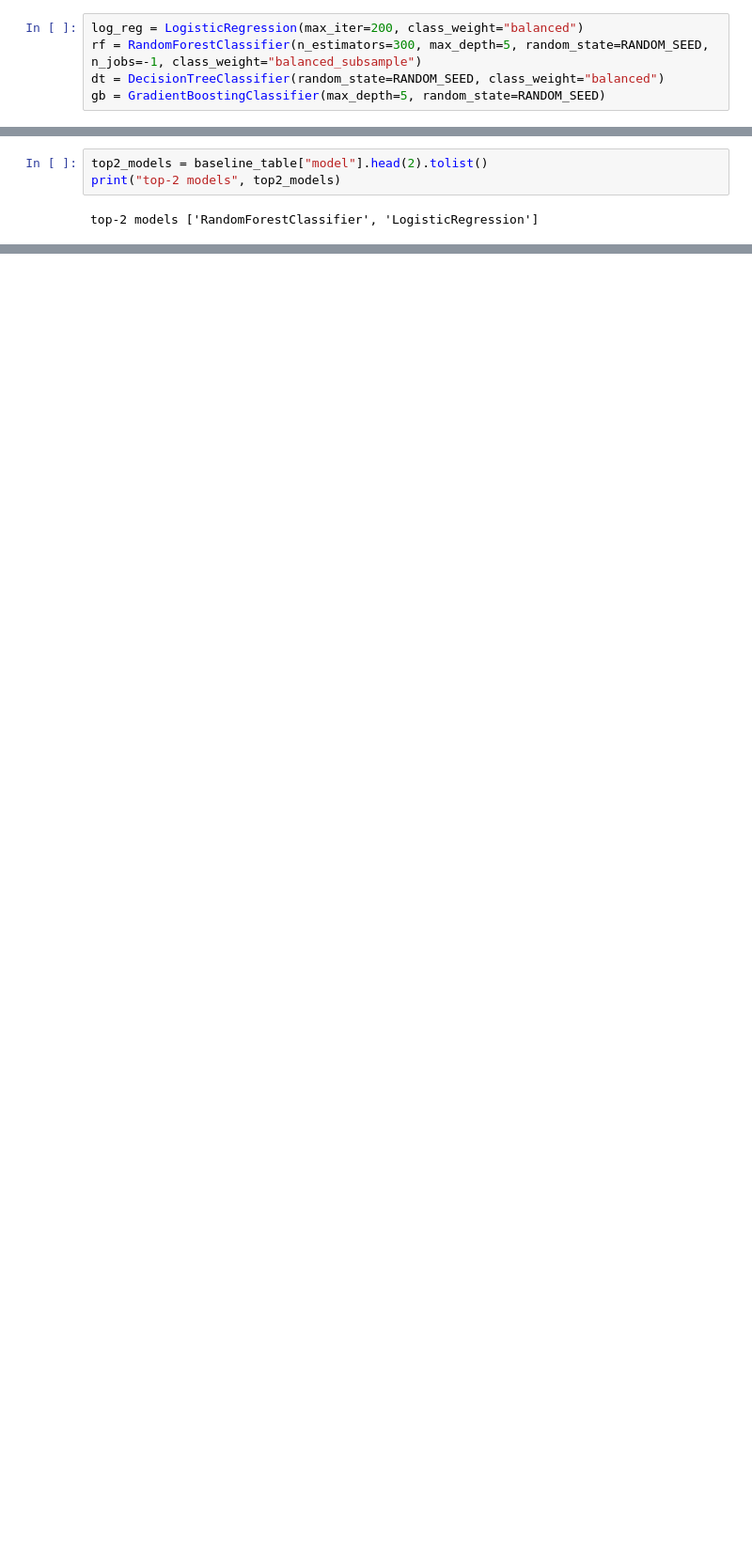
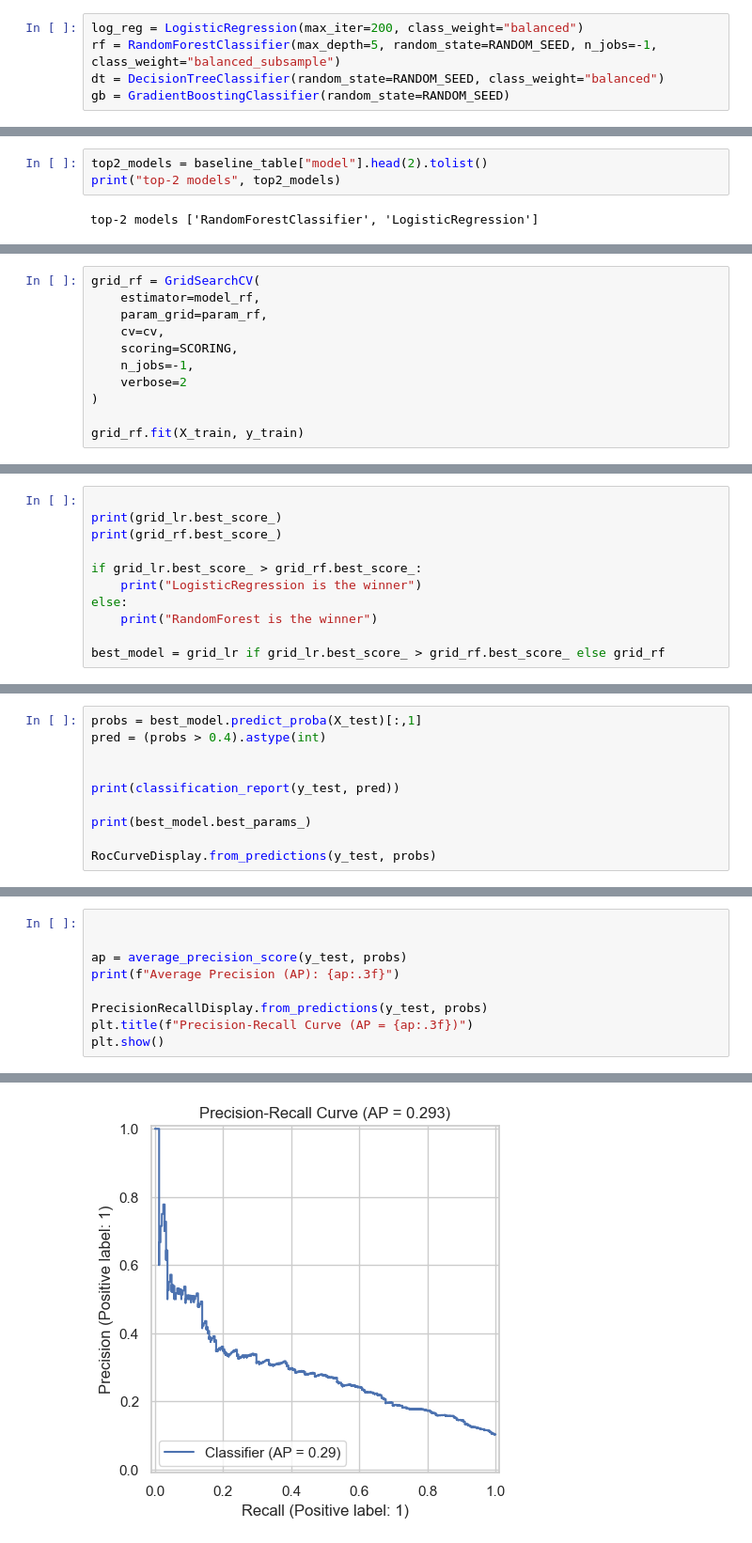
Before and after one commit to MagdalenaPersson/Marketplace_Safety, a Jupyter notebook: report.ipynb, the cells around one changed output, grey strips where cells are left out. Shown at 94% size. Saved outputs shown, nothing was run; the diff lists cells and outputs as text; blank space fills up the shorter version.

```diff
--- a/report.ipynb
+++ b/report.ipynb
@@ -284,9 +289,9 @@ def make_model(model):
 Inställningar modeller
 # %%
 log_reg = LogisticRegression(max_iter=200, class_weight="balanced")
-rf = RandomForestClassifier(n_estimators=300, max_depth=5, random_state=RANDOM_SEED, n_jobs=-1, class_weight="balanced_subsample")
+rf = RandomForestClassifier(max_depth=5, random_state=RANDOM_SEED, n_jobs=-1, class_weight="balanced_subsample")
 dt = DecisionTreeClassifier(random_state=RANDOM_SEED, class_weight="balanced")
-gb = GradientBoostingClassifier(max_depth=5, random_state=RANDOM_SEED)
+gb = GradientBoostingClassifier(random_state=RANDOM_SEED)
 # %% [markdown]
 Preprocessa modeller, kör dom genom pipeline
 # %%
@@ -423,0 +453,11 @@ top-2 models ['RandomForestClassifier', 'LogisticRegression']
+# %%
+grid_rf = GridSearchCV(
+    estimator=model_rf,
+    param_grid=param_rf,
+    cv=cv,
+    scoring=SCORING,
+    n_jobs=-1,
+    verbose=2
+)
+
+grid_rf.fit(X_train, y_train)
@@ -423,0 +483,11 @@ top-2 models ['RandomForestClassifier', 'LogisticRegression']
+# %%
+
+print(grid_lr.best_score_)
+print(grid_rf.best_score_)
+
+if grid_lr.best_score_ > grid_rf.best_score_:
+    print("LogisticRegression is the winner")
+else:
+    print("RandomForest is the winner")
+
+best_model = grid_lr if grid_lr.best_score_ > grid_rf.best_score_ else grid_rf
@@ -423,0 +498,10 @@ top-2 models ['RandomForestClassifier', 'LogisticRegression']
+# %%
+probs = best_model.predict_proba(X_test)[:,1]
+pred = (probs > 0.4).astype(int)
+
+
+print(classification_report(y_test, pred))
+
+print(best_model.best_params_)
+
+RocCurveDisplay.from_predictions(y_test, probs)
@@ -423,0 +521,10 @@ top-2 models ['RandomForestClassifier', 'LogisticRegression']
+# %%
+
+
+ap = average_precision_score(y_test, probs)
+print(f"Average Precision (AP): {ap:.3f}")
+
+PrecisionRecallDisplay.from_predictions(y_test, probs)
+plt.title(f"Precision-Recall Curve (AP = {ap:.3f})")
+plt.show()
+# %% [output]
@@ -423,0 +532 @@ top-2 models ['RandomForestClassifier', 'LogisticRegression']
+[figure, added]
```
Also changed, not shown: parts of 16 cells of this notebook, 2 other files.
